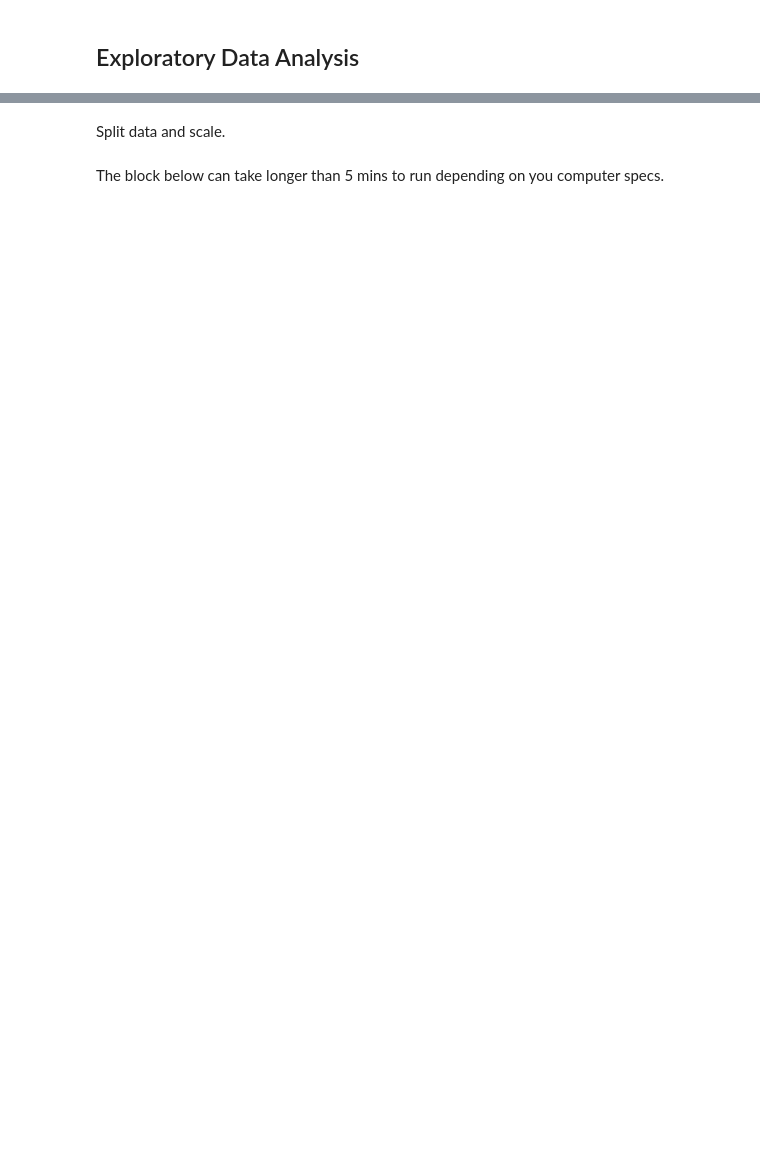
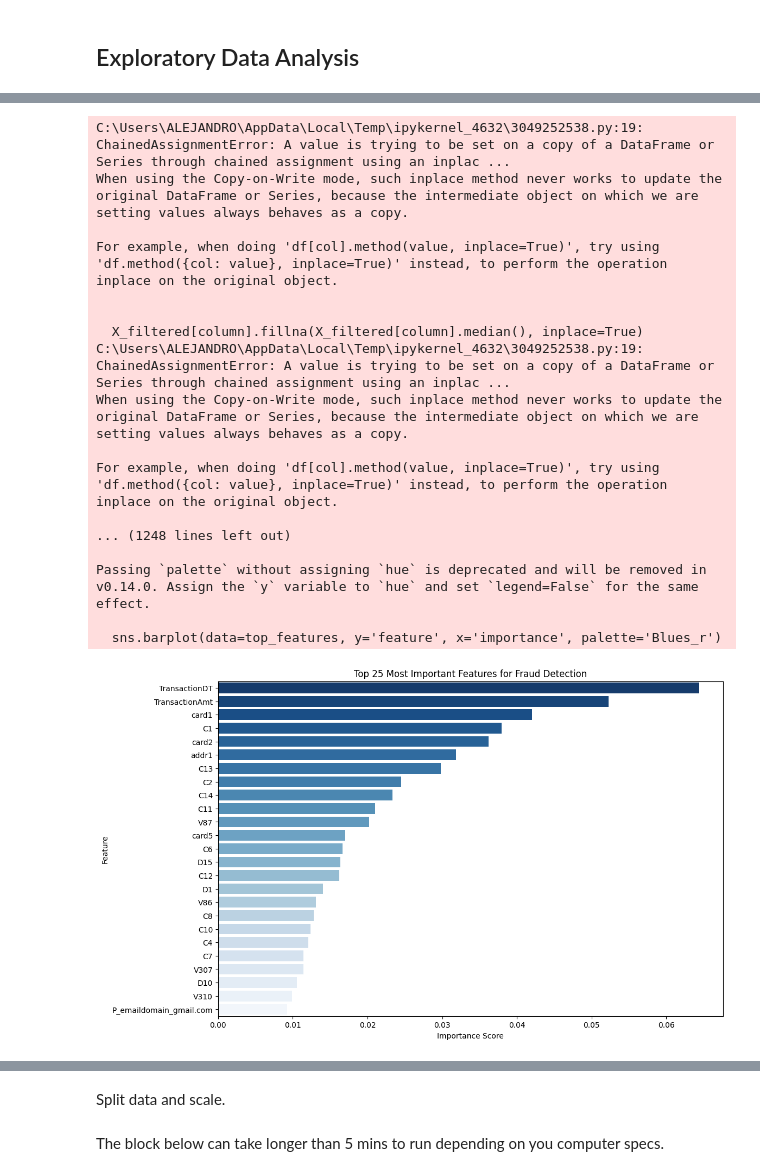
Before and after one commit to ackerman-alex/IDS789_credit_card_fraud_detection, a Jupyter notebook: IDS789_credit_card_fraud_detection.ipynb, the cells around one changed output, grey strips where cells are left out. Drawn from its saved outputs; the diff is of its cells as text; code cells hidden in the pictures; blank space fills up the shorter version.

```diff
--- a/IDS789_credit_card_fraud_detection.ipynb
+++ b/IDS789_credit_card_fraud_detection.ipynb
@@ -62,0 +228,69 @@ plt.show()
+# %%
+import pandas as pd
+import xgboost as xgb
+from sklearn.ensemble import RandomForestClassifier
+from sklearn.model_selection import train_test_split
+import matplotlib.pyplot as plt
+import seaborn as sns
+
+# Separate target and drop 'TransactionID' column
+y = train['isFraud']
+X = train.drop(columns=['isFraud', 'TransactionID'])
+
+# Step 1: Filter out columns with >25% missing values
+missing_percentages = X.isnull().mean() * 100
+X_filtered = X.loc[:, missing_percentages <= 25]
+
+# Step 2: Impute missing values before encoding
+for column in X_filtered.columns:
+    if X_filtered[column].dtype == 'float64' or X_filtered[column].dtype == 'int64':  # Continuous variables
+        X_filtered[column].fillna(X_filtered[column].median(), inplace=True)
+    else:  # Categorical variables
+        X_filtered[column].fillna(X_filtered[column].mode()[0], inplace=True)
+
+# Step 3: Encode categorical features
+X_encoded = pd.get_dummies(X_filtered, drop_first=True)
+
+# Step 4: Split the data for training (80% train, 20% test)
+X_train, X_test, y_train, y_test = train_test_split(X_encoded, y, test_size=0.2, random_state=42)
+
+# Step 5: Train a Random Forest model
+rf = RandomForestClassifier(n_estimators=100, random_state=42)
+rf.fit(X_train, y_train)
+
+# Step 6: Calculate feature importances
+importances = rf.feature_importances_
+feature_names = X_encoded.columns
+
+# Create a DataFrame with feature importances
+importance_df = pd.DataFrame({'feature': feature_names, 'importance': importances})
+
+# Sort by importance and select the top 25 features
+top_features = importance_df.sort_values(by='importance', ascending=False).head(25)
+
+# Plot the top 25 features
+plt.figure(figsize=(12, 8))
+sns.barplot(data=top_features, y='feature', x='importance', palette='Blues_r')
+plt.title("Top 25 Most Important Features for Fraud Detection")
+plt.xlabel("Importance Score")
+plt.ylabel("Feature")
+plt.show()
+# %% [output]
+C:\Users\ALEJANDRO\AppData\Local\Temp\ipykernel_4632\3049252538.py:19: ChainedAssignmentError: A value is trying to be set on a copy of a DataFrame or Series through chained assignment using an inplac ...
+When using the Copy-on-Write mode, such inplace method never works to update the original DataFrame or Series, because the intermediate object on which we are setting values always behaves as a copy.
+
+For example, when doing 'df[col].method(value, inplace=True)', try using 'df.method({col: value}, inplace=True)' instead, to perform the operation inplace on the original object.
+
+
+  X_filtered[column].fillna(X_filtered[column].median(), inplace=True)
+C:\Users\ALEJANDRO\AppData\Local\Temp\ipykernel_4632\3049252538.py:19: ChainedAssignmentError: A value is trying to be set on a copy of a DataFrame or Series through chained assignment using an inplac ...
+When using the Copy-on-Write mode, such inplace method never works to update the original DataFrame or Series, because the intermediate object on which we are setting values always behaves as a copy.
+
+For example, when doing 'df[col].method(value, inplace=True)', try using 'df.method({col: value}, inplace=True)' instead, to perform the operation inplace on the original object.
+
+... (1248 lines left out)
+
+Passing `palette` without assigning `hue` is deprecated and will be removed in v0.14.0. Assign the `y` variable to `hue` and set `legend=False` for the same effect.
+
+  sns.barplot(data=top_features, y='feature', x='importance', palette='Blues_r')
+[figure, added]
```
Also changed, not shown: parts of 16 cells of this notebook, 1 other file.
